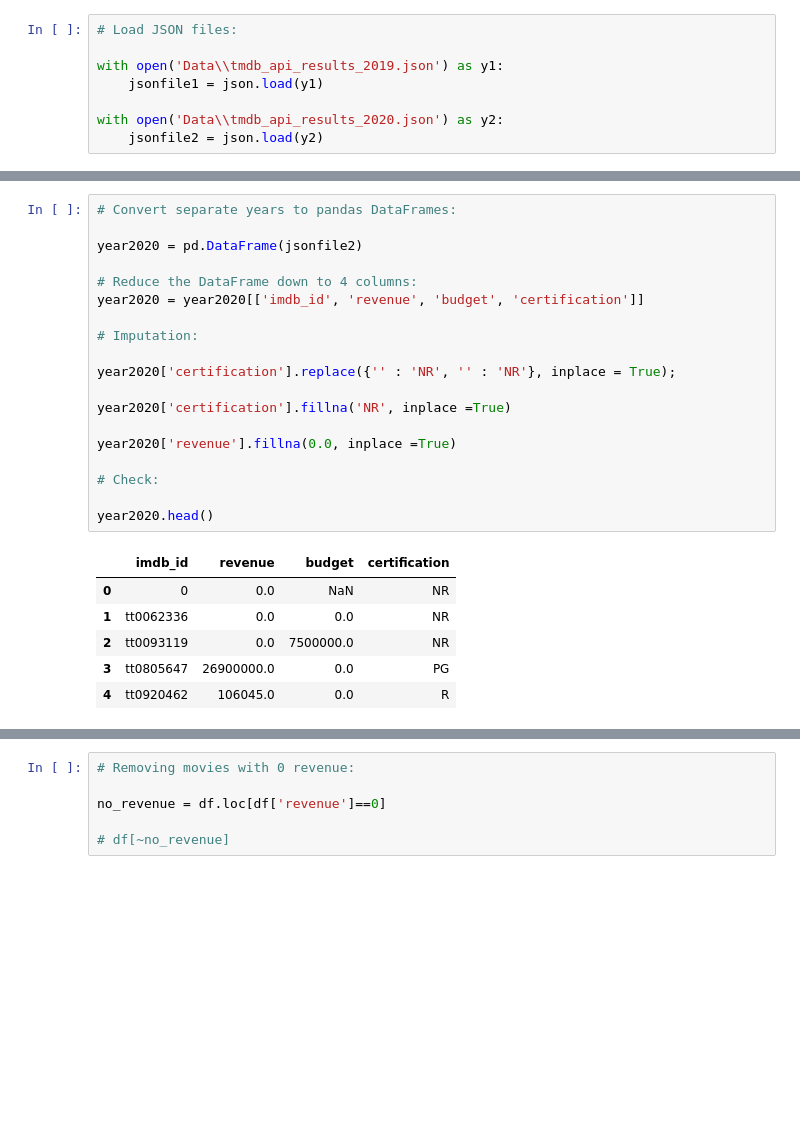
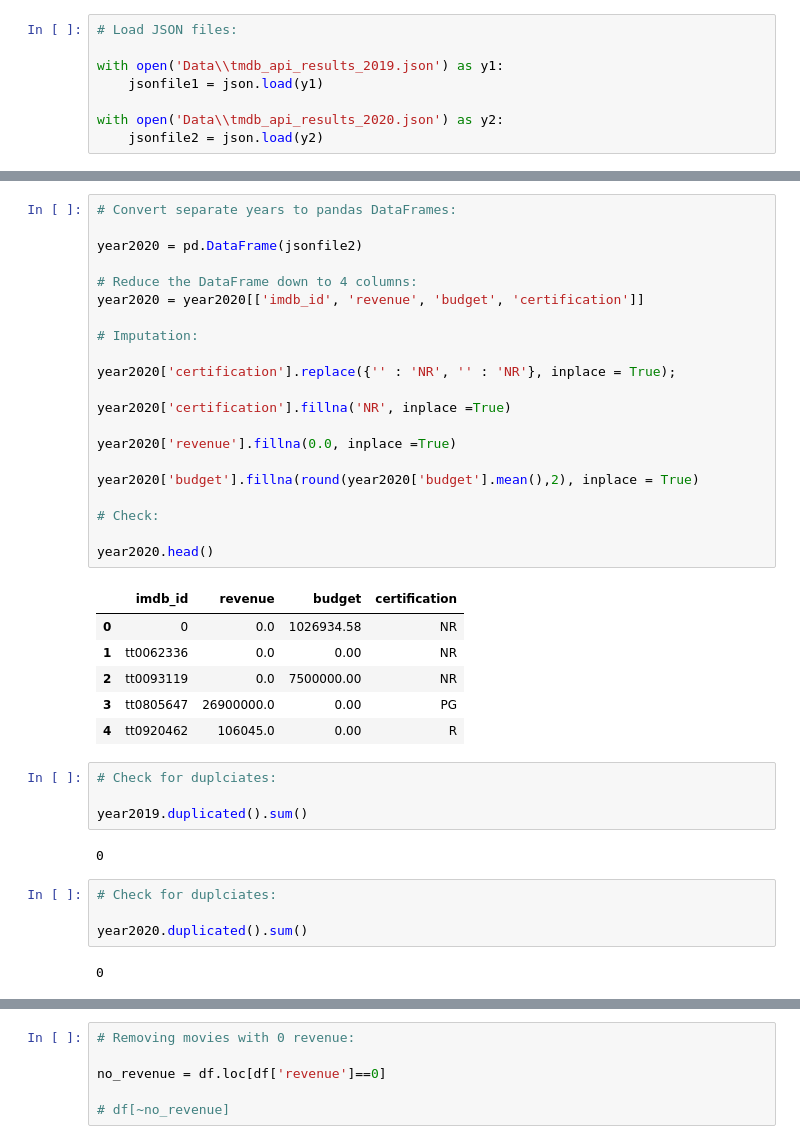
Before and after one commit to starkjones/IMDB-Queries, a Jupyter notebook: IMDB Queries Part 4.ipynb, the cells around one changed output, grey strips where cells are left out. Cells and saved outputs as stored; diff of their text form; blank space fills up the shorter version.

```diff
--- a/IMDB Queries Part 4.ipynb
+++ b/IMDB Queries Part 4.ipynb
@@ -55,26 +57,40 @@ year2019.head()
 # %%
 # Convert separate years to pandas DataFrames:
 
 year2020 = pd.DataFrame(jsonfile2)
 
 # Reduce the DataFrame down to 4 columns:
 year2020 = year2020[['imdb_id', 'revenue', 'budget', 'certification']]
 
 # Imputation:
 
 year2020['certification'].replace({'' : 'NR', '' : 'NR'}, inplace = True);
 
 year2020['certification'].fillna('NR', inplace =True)
 
 year2020['revenue'].fillna(0.0, inplace =True)
 
+year2020['budget'].fillna(round(year2020['budget'].mean(),2), inplace = True)
+
 # Check:
 
 year2020.head()
 # %% [output]
 |  | imdb_id | revenue | budget | certification |
-| 0 | 0 | 0.0 | NaN | NR |
-| 1 | tt0062336 | 0.0 | 0.0 | NR |
-| 2 | tt0093119 | 0.0 | 7500000.0 | NR |
-| 3 | tt0805647 | 26900000.0 | 0.0 | PG |
-| 4 | tt0920462 | 106045.0 | 0.0 | R |
+| 0 | 0 | 0.0 | 1026934.58 | NR |
+| 1 | tt0062336 | 0.0 | 0.00 | NR |
+| 2 | tt0093119 | 0.0 | 7500000.00 | NR |
+| 3 | tt0805647 | 26900000.0 | 0.00 | PG |
+| 4 | tt0920462 | 106045.0 | 0.00 | R |
+# %%
+# Check for duplciates:
+
+year2019.duplicated().sum()
+# %% [output]
+0
+# %%
+# Check for duplciates:
+
+year2020.duplicated().sum()
+# %% [output]
+0
```
Also changed, not shown: parts of 8 cells of this notebook, 1 other file.
